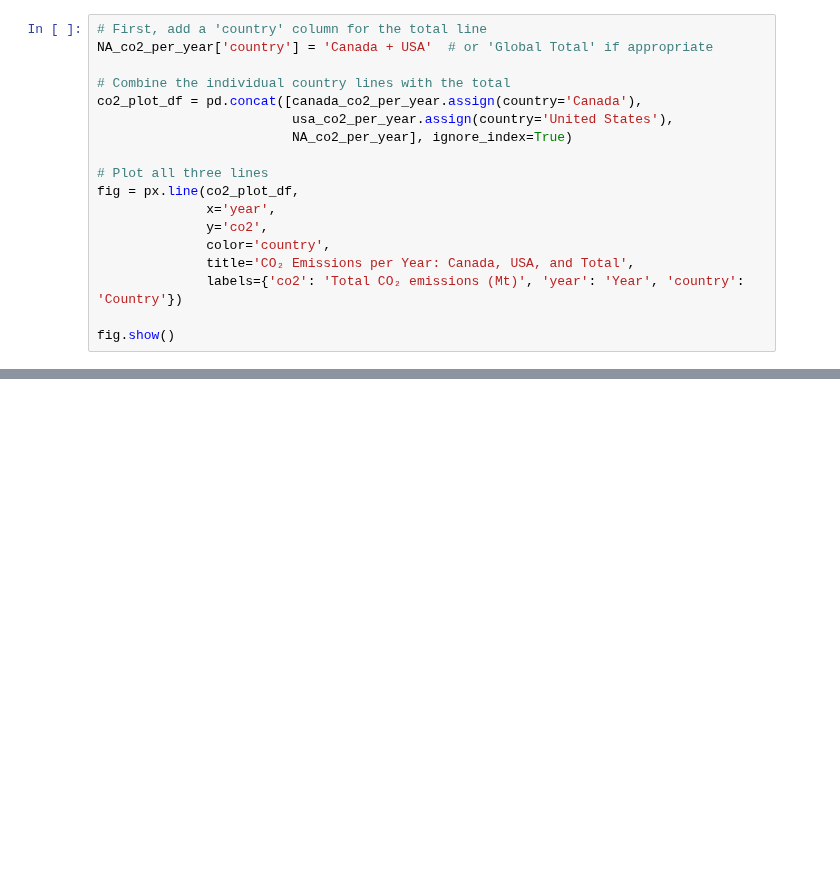
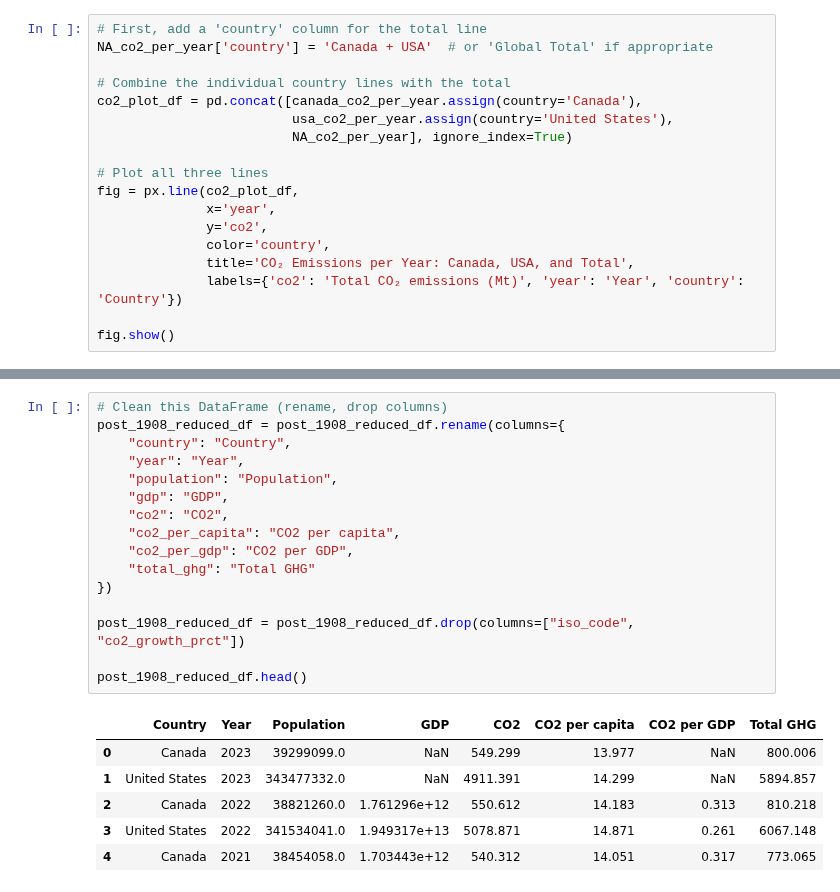
Before and after one commit to nickbartram/climate_agriculture_impact, a Jupyter notebook: owid_data.ipynb, the cells around one changed output, grey strips where cells are left out. Saved outputs shown, nothing was run; the diff lists cells and outputs as text; blank space fills up the shorter version.

Commit message:
big save, cleaning multiple files, preparing to upload to SQL database

```diff
--- a/owid_data.ipynb
+++ b/owid_data.ipynb
@@ -252,0 +278,23 @@ fig.show()
+# %%
+# Clean this DataFrame (rename, drop columns)
+post_1908_reduced_df = post_1908_reduced_df.rename(columns={
+    "country": "Country",
+    "year": "Year",
+    "population": "Population",
+    "gdp": "GDP",
+    "co2": "CO2",
+    "co2_per_capita": "CO2 per capita",
+    "co2_per_gdp": "CO2 per GDP",
+    "total_ghg": "Total GHG"
+})
+
+post_1908_reduced_df = post_1908_reduced_df.drop(columns=["iso_code", "co2_growth_prct"])
+
+post_1908_reduced_df.head()
+# %% [output]
+|  | Country | Year | Population | GDP | CO2 | CO2 per capita | CO2 per GDP | Total GHG |
+| 0 | Canada | 2023 | 39299099.0 | NaN | 549.299 | 13.977 | NaN | 800.006 |
+| 1 | United States | 2023 | 343477332.0 | NaN | 4911.391 | 14.299 | NaN | 5894.857 |
+| 2 | Canada | 2022 | 38821260.0 | 1.761296e+12 | 550.612 | 14.183 | 0.313 | 810.218 |
+| 3 | United States | 2022 | 341534041.0 | 1.949317e+13 | 5078.871 | 14.871 | 0.261 | 6067.148 |
+| 4 | Canada | 2021 | 38454058.0 | 1.703443e+12 | 540.312 | 14.051 | 0.317 | 773.065 |
```
Also changed, not shown: parts of 3 cells of this notebook, 3 other files.
